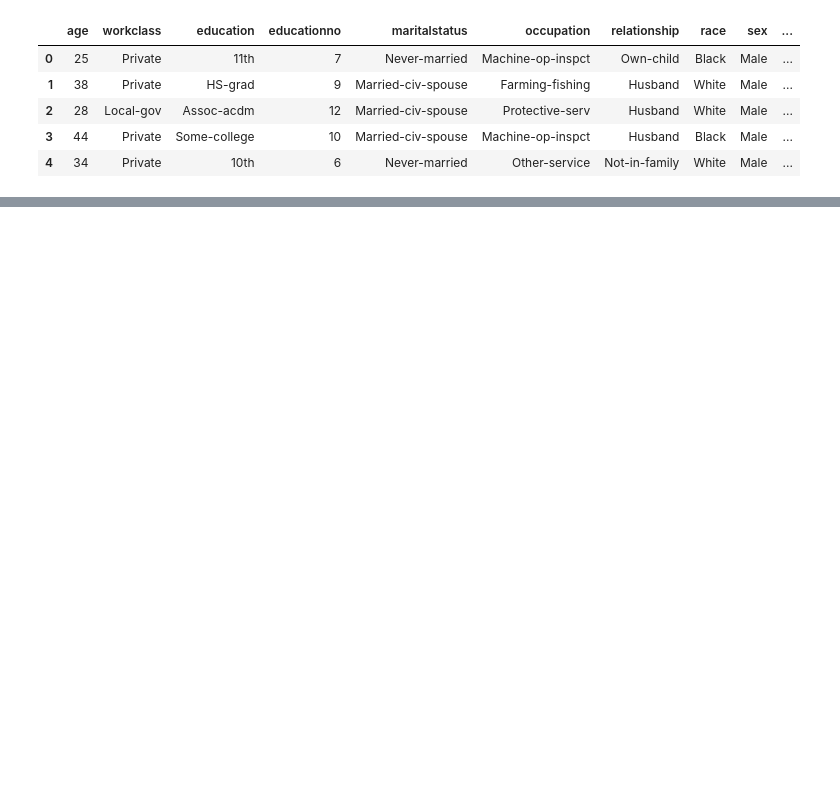
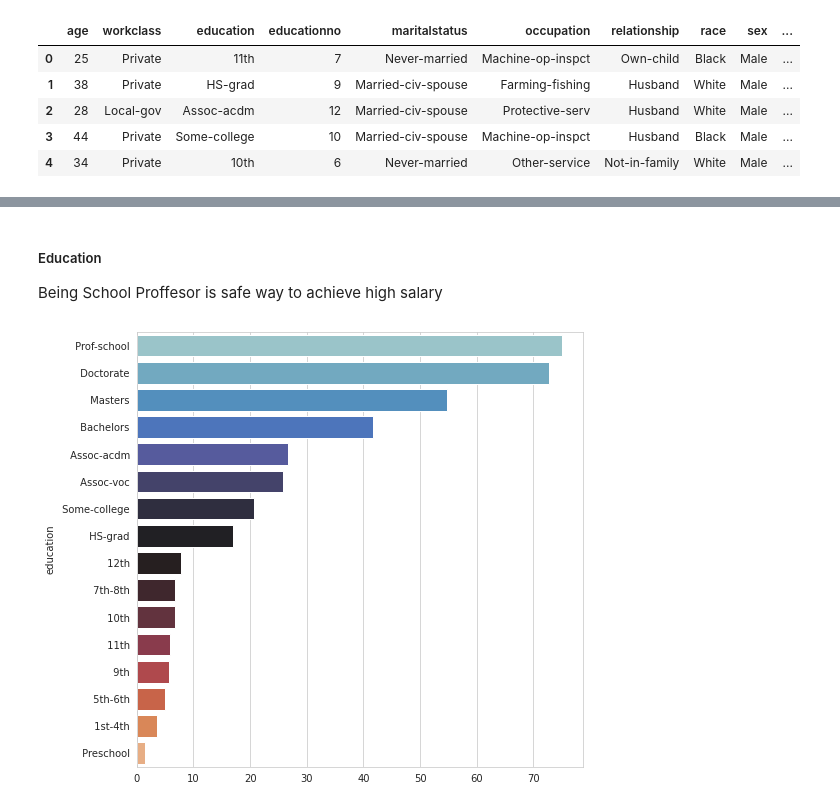
Before and after one commit to friskyspock/salary-data-excelr, a Jupyter notebook: SVM_salary.ipynb, the cells around one changed output, grey strips where cells are left out. Saved outputs shown, nothing was run; the diff lists cells and outputs as text; code cells hidden in the pictures; blank space fills up the shorter version.

```diff
--- a/SVM_salary.ipynb
+++ b/SVM_salary.ipynb
@@ -51,0 +156,7 @@ test_data.head()
+# %% [markdown]
+##### Education
+Being School Proffesor is safe way to achieve high salary
+# %%
+plot_by_percentage('education',figsize=(8,8))
+# %% [output]
+[figure, added]
```
Also changed, not shown: parts of 47 cells of this notebook.
